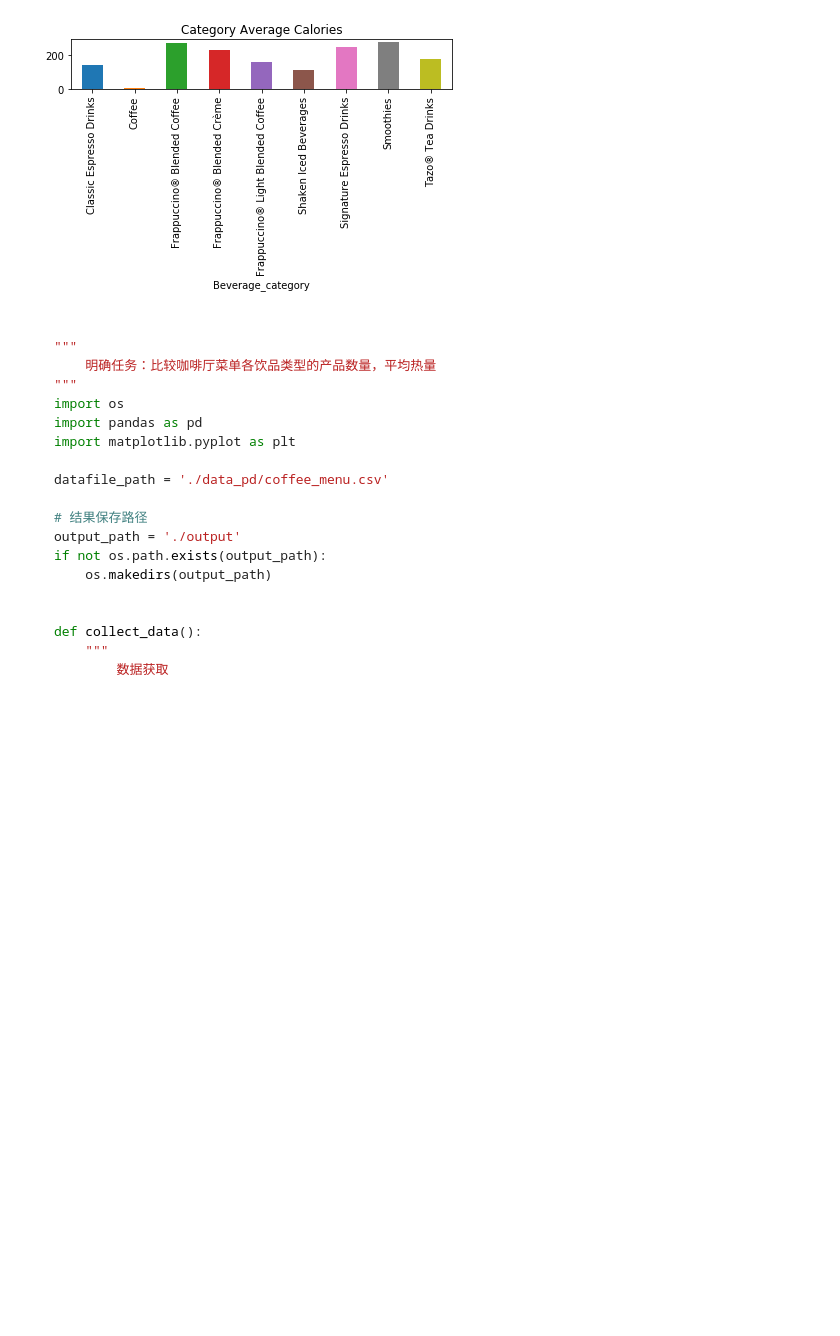
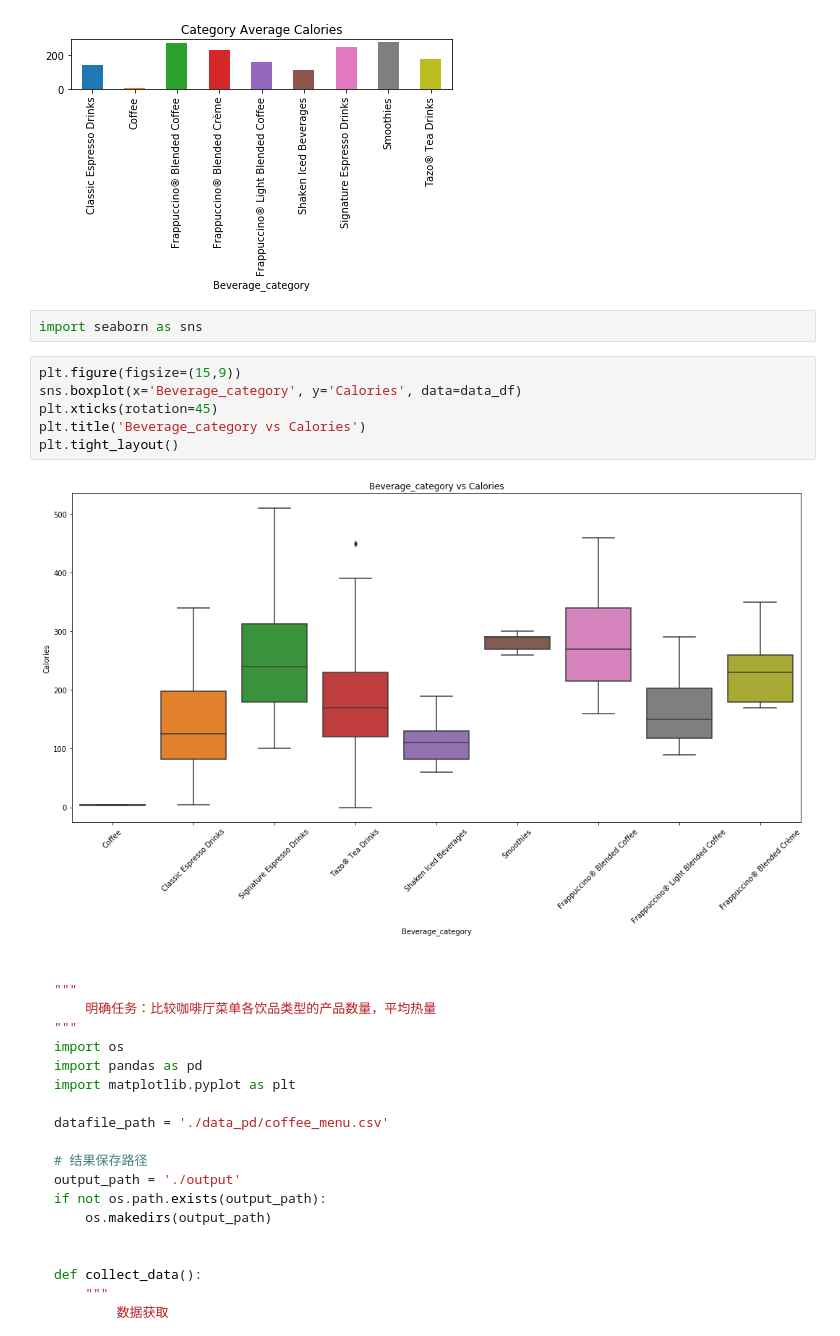
Before and after one commit to davidkorea/DATA_ANALYSIS, a Jupyter notebook: 2_coffee_calories/6_比较咖啡店各类饮品的数量与热量.ipynb, the cells around one changed output. Saved outputs shown, nothing was run; the diff lists cells and outputs as text; blank space fills up the shorter version.

````diff
--- a/2_coffee_calories/6_比较咖啡店各类饮品的数量与热量.ipynb
+++ b/2_coffee_calories/6_比较咖啡店各类饮品的数量与热量.ipynb
@@ -39,6 +39,16 @@ plt.title('Category Average Calories')
 plt.tight_layout()
 # %% [output]
 [figure]
+# %%
+import seaborn as sns
+# %%
+plt.figure(figsize=(15,9))
+sns.boxplot(x='Beverage_category', y='Calories', data=data_df)
+plt.xticks(rotation=45)
+plt.title('Beverage_category vs Calories')
+plt.tight_layout()
+# %% [output]
+[figure, added]
 # %% [markdown]
 ```python
 
````
